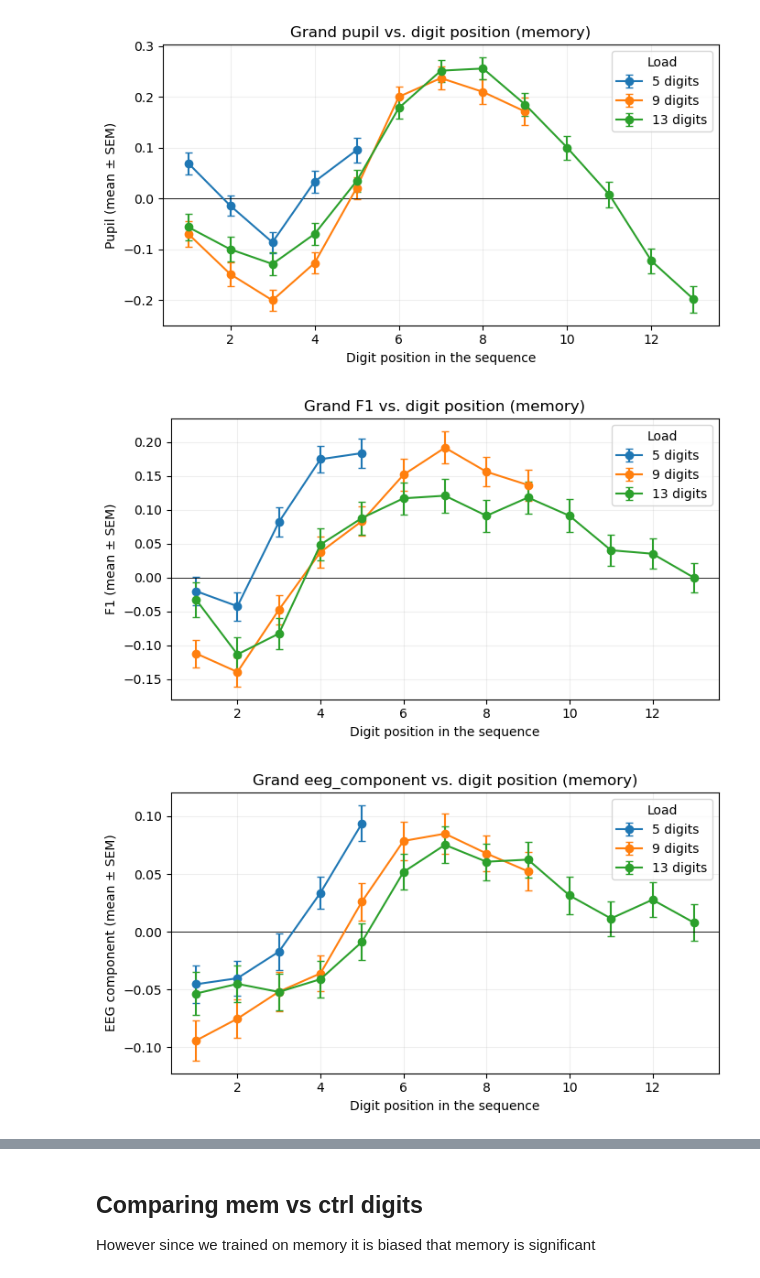
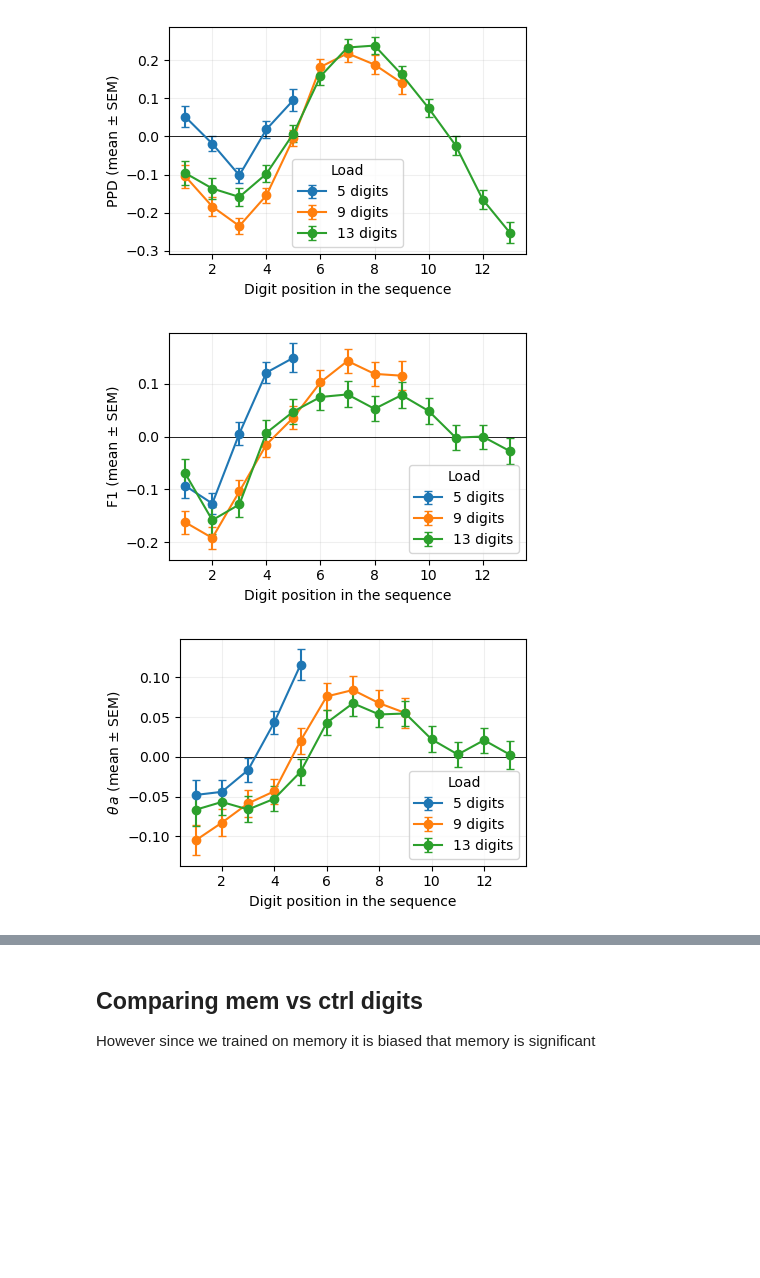
Before and after one commit to Claradavilaa/Special_course, a Jupyter notebook: THESIS/new_roll/WM_classifier copy.ipynb, the cells around one changed output, grey strips where cells are left out. Cells and saved outputs as stored; diff of their text form; code cells hidden in the pictures; blank space fills up the shorter version.

```diff
--- a/THESIS/new_roll/WM_classifier copy.ipynb
+++ b/THESIS/new_roll/WM_classifier copy.ipynb
@@ -256,6 +256,9 @@ def concat_trials(
             eeg_seg   = eeg_w[:Tw - s]            # drop late EEG
             pupil_seg = pupil_w[s:]               # drop early pupil
 
+        eeg_seg = normalise_eeg(eeg_seg)           # your helper from before
+        pupil_seg = ((pupil_seg - pupil_seg.mean()) / pupil_seg.std(ddof=0))
+
         # Shapes now match
         X_blocks.append(eeg_seg)
         Y_blocks.append(pupil_seg)
@@ -304,6 +307,9 @@ def iterate_trials(trials, shift):
             eeg_out   = eeg_w[:Tw - s]
             pupil_out = pupil_w[s:]
 
+        eeg_out = normalise_eeg(eeg_out)
+        pupil_out = ((pupil_out - pupil_out.mean()) / pupil_out.std(ddof=0))
+
         yield eeg_out, pupil_out, meta.copy()
 # %%
 # ---------- HELPERS --------------------------------------------
@@ -433,3 +448,20 @@ Subject 098
 Finished - saved per-trial correlations with plain CCA.
 Finished - saved per-trial and digit correlations with plain CCA.
 [figure]
+# %%
+%matplotlib qt
+# %matplotlib inline
+import matplotlib.pyplot as plt
+import matplotlib as mpl
+# Use Arial everywhere (falls back if not available)
+mpl.rcParams.update({
+    "font.family": "sans-serif",
+    "font.sans-serif": ["Arial"],
+    "font.size": 12,          # base font size
+    "axes.titlesize": 16,     # figure/axes titles
+    "axes.labelsize": 13,     # x/y labels
+    "legend.fontsize": 11,    # legend text
+    "xtick.labelsize": 11,    # tick labels
+    "ytick.labelsize": 11,
+    "figure.titlesize": 18,   # suptitle
+})
@@ -436,6 +522,5 @@ Finished - saved per-trial and digit correlations with plain CCA.
 # %%
 import pandas as pd
-import matplotlib.pyplot as plt
 
 mem = pd.read_csv(r"C:\Users\cdd\Documents\Uni\Special_course\code\Special_course\THESIS\new_roll\mem_digit_level_cca_slow.csv")
 
@@ -444,40 +529,40 @@ agg = {"mean": "mean", "sem": "sem"}
 grand = {
     "pupil": (mem.query("condition == 'memory'")
               .groupby(['load','digit_pos'])['pupil'].agg(['mean','sem']).reset_index()),
     "F1": (mem.query("condition == 'memory'")
               .groupby(['load','digit_pos'])['F1'].agg(['mean','sem']).reset_index()),
-    "eeg_component": (mem.query("condition == 'memory'")
-              .groupby(['load','digit_pos'])['eeg_component'].agg(['mean','sem']).reset_index()),
+    "eeg_cca": (mem.query("condition == 'memory'")
+              .groupby(['load','digit_pos'])['eeg_cca'].agg(['mean','sem']).reset_index()),
     "r": (mem.query("condition == 'memory'")
               .groupby(['load','digit_pos'])['r'].agg(['mean','sem']).reset_index()),
 }
 
 ylabels = {
     "F1": "F1 (mean ± SEM)",
-    "pupil": "Pupil (mean ± SEM)",
-    "eeg_component": "EEG component (mean ± SEM)",
-    "r": "CCA correlation (mean ± SEM)",
+    "pupil": "PPD (mean ± SEM)",
+    "eeg_cca": r"$\theta \, a$ (mean ± SEM)",
+    "r": "r (mean ± SEM)",
 }
 
 loads = [5, 9, 13]
 
 for name, df in grand.items():
-    plt.figure(figsize=(7,4))
+    plt.figure(figsize=(4.5,3))
     for L in loads:
         sub = df[df["load"] == L].copy()
         # ensure numeric and sorted x
         sub["digit_pos"] = pd.to_numeric(sub["digit_pos"], errors="coerce")
         sub = sub.dropna(subset=["digit_pos"]).sort_values("digit_pos")
         plt.errorbar(sub["digit_pos"], sub["mean"], yerr=sub["sem"], marker="o", linestyle="-", capsize=3, label=f"{L} digits")
     plt.axhline(0, lw=.6, color="k")
     plt.xlabel("Digit position in the sequence")
     plt.ylabel(ylabels.get(name, f"{name} (mean ± SEM)"))
-    plt.title(f"Grand {name} vs. digit position (memory)")
+    #plt.title(f"Grand {name} vs. digit position (memory)")
     plt.legend(title="Load")
     plt.grid(alpha=.2)
     plt.tight_layout()
     # plt.show()  # optional in notebooks
 # %% [output]
-[figure, old version]
+[figure, new version]
-[figure, old version]
+[figure, new version]
-[figure, old version]
+[figure, new version]
```
Also changed, not shown: parts of 37 cells of this notebook, 3 other files.
